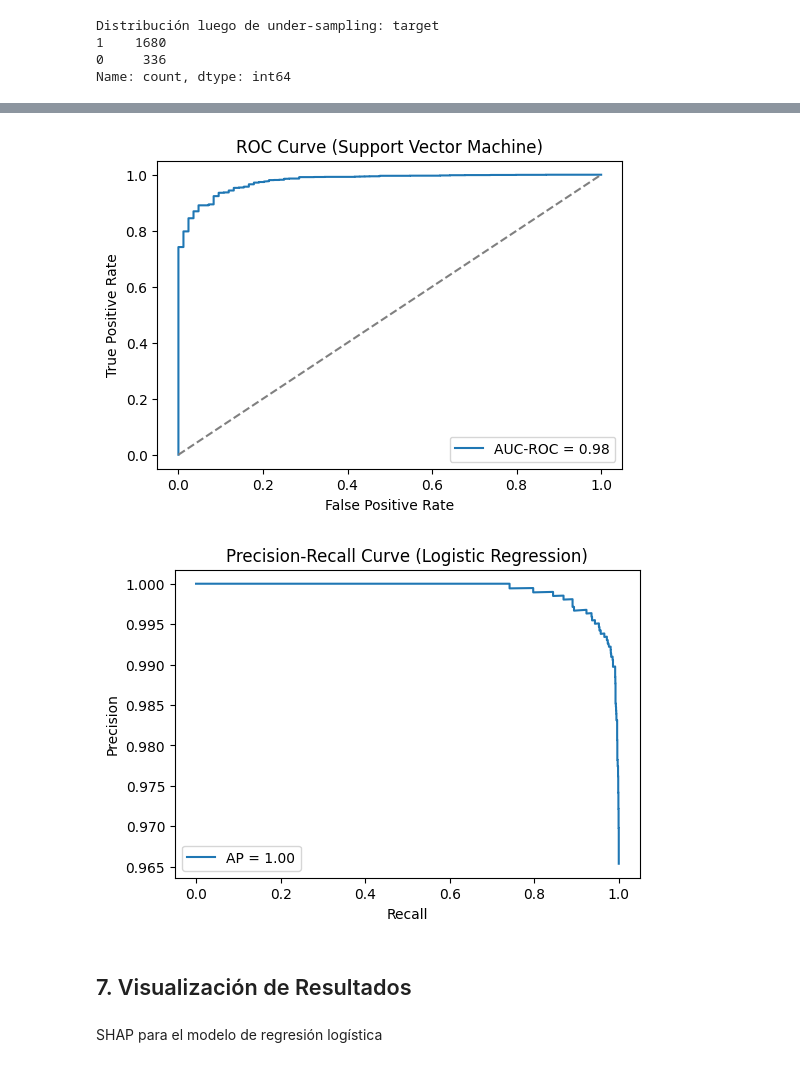
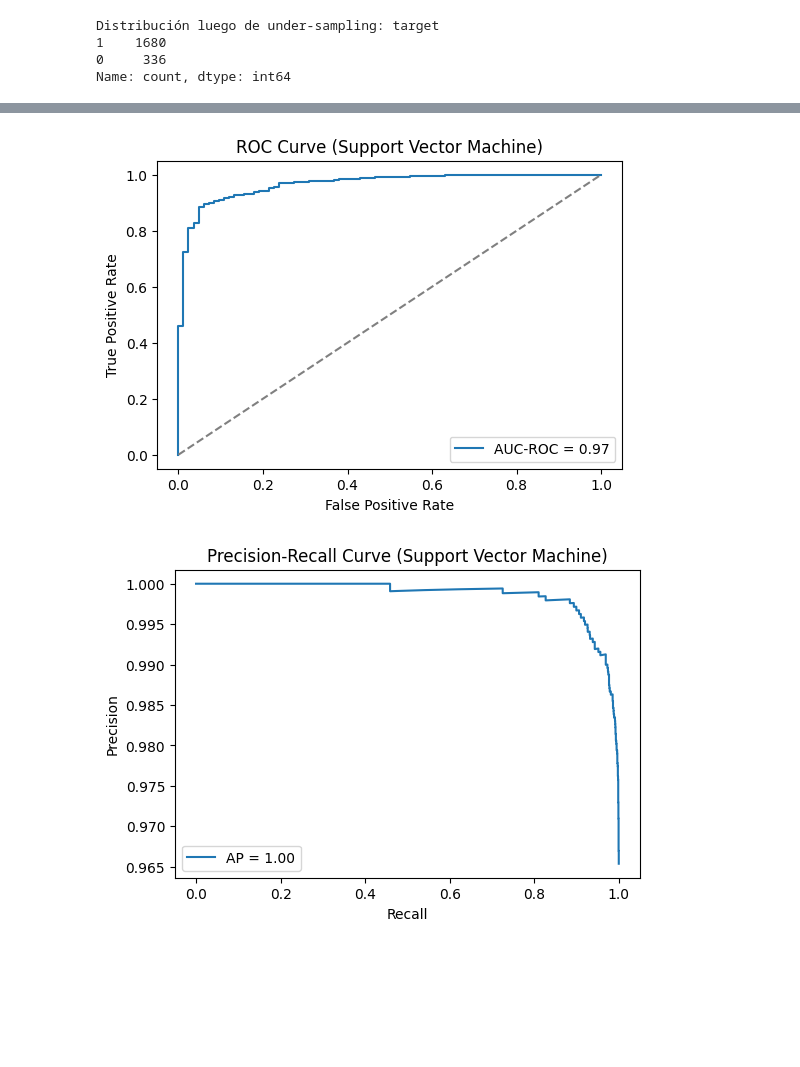
Before and after one commit to jariel17/airbnb_reviews_analysis, a Jupyter notebook: airbnb_part2.ipynb, the cells around one changed output, grey strips where cells are left out. Cells and saved outputs as stored; diff of their text form; code cells hidden in the pictures; blank space fills up the shorter version.

```diff
--- a/airbnb_part2.ipynb
+++ b/airbnb_part2.ipynb
@@ -362,8 +357,8 @@ Index(['id', 'name', 'description', 'host_is_superhost', 'host_response_time',
       dtype='object')
 # %%
 to_drop = [
+    "id",
     "listing_id",
-    "description",
     "target",
     "name"
 ]
@@ -693,19 +738,26 @@ Top 10 tokens/features que predicen 'Bueno':
 # %%
-print("=== Support Vector Machine ===")
-print("Mejores parámetros:", gs_svc.best_params_)
-print("F1 en CV:", gs_svc.best_score_)
-y_pred_svc = gs_svc.best_estimator_.predict(X_test)
+print("\n" + "="*60)
+print("Support Vector Machine")
+print("="*60)
+print("Mejores parámetros:\n", gs_svc.best_params_)
+
+best_svc = gs_svc.best_estimator_
+y_pred_svc = best_svc.predict(X_test)
+probs_svc = best_svc.predict_proba(X_test)[:,1]
+
+# Matriz de confusión
+cm = confusion_matrix(y_test, y_pred_svc)
+print("\nMatriz de Confusión:")
+print(f"{'':<15} {'Predicho Malo':<15} {'Predicho Bueno':<15}")
+print(f"{'Real Malo':<15} {cm[0,0]:<15} {cm[0,1]:<15}")
+print(f"{'Real Bueno':<15} {cm[1,0]:<15} {cm[1,1]:<15}")
+print()
+
+# Classification report
 print(classification_report(y_test, y_pred_svc, target_names=['Malo','Bueno']))
 
-# 1) Predicciones y probabilidades
-y_pred_svc = gs_svc.best_estimator_.predict(X_test)
-y_proba_svc = gs_svc.best_estimator_.predict_proba(X_test)[:, 1]  # probabilidad clase “Bueno”
-
-# 2) Accuracy
-acc = accuracy_score(y_test, y_pred_lr)
-print(f"Accuracy: {acc:.3f}")
-
-# 3) Matriz de confusión
-cm = confusion_matrix(y_test, y_pred_lr)
-print("Matriz de confusión:\n", cm)
+# AUC-ROC y AUC-PR
+roc_auc = roc_auc_score(y_test, probs_svc)
+ap = average_precision_score(y_test, probs_svc)
+print(f"AUC-ROC: {roc_auc:.3f}, AUC-PR: {ap:.3f}")
 # %% [output]
@@ -740,6 +826,6 @@ weighted avg       0.98      0.97      0.97      2426
 # %%
 # 5) Curva ROC + AUC-ROC
-fpr, tpr, _ = roc_curve(y_test, y_proba_svc)
+fpr, tpr, _ = roc_curve(y_test, probs_svc)
 roc_auc = auc(fpr, tpr)
 plt.figure(figsize=(6,4))
 plt.plot(fpr, tpr, label=f"AUC-ROC = {roc_auc:.2f}")
@@ -750,19 +836,17 @@ plt.title("ROC Curve (Support Vector Machine)")
 plt.legend()
 plt.show()
 # %% [output]
-[figure, old version]
+[figure, new version]
 # %%
 # 6) Curva Precision-Recall + AUC-PR
-precision, recall, _ = precision_recall_curve(y_test, y_proba_svc)
-ap = average_precision_score(y_test, y_proba_svc)
+precision, recall, _ = precision_recall_curve(y_test, probs_svc)
+ap = average_precision_score(y_test, probs_svc)
 plt.figure(figsize=(6,4))
 plt.plot(recall, precision, label=f"AP = {ap:.2f}")
 plt.xlabel("Recall")
 plt.ylabel("Precision")
-plt.title("Precision-Recall Curve (Logistic Regression)")
+plt.title("Precision-Recall Curve (Support Vector Machine)")
 plt.legend()
 plt.show()
 # %% [output]
-[figure, old version]
+[figure, new version]
-# %% [markdown]
-## 7. Visualización de Resultados
@@ -771,2 +852,0 @@ import shap
-# %% [markdown]
-SHAP para el modelo de regresión logística
```
Also changed, not shown: parts of 51 cells of this notebook, 3 other files.
